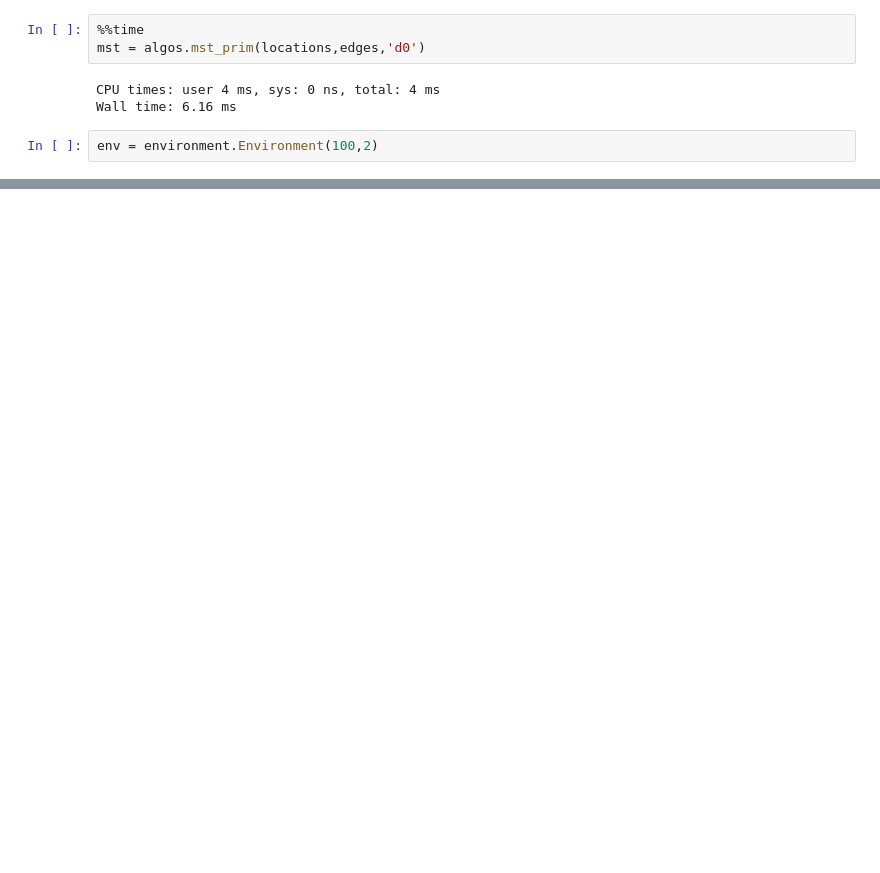
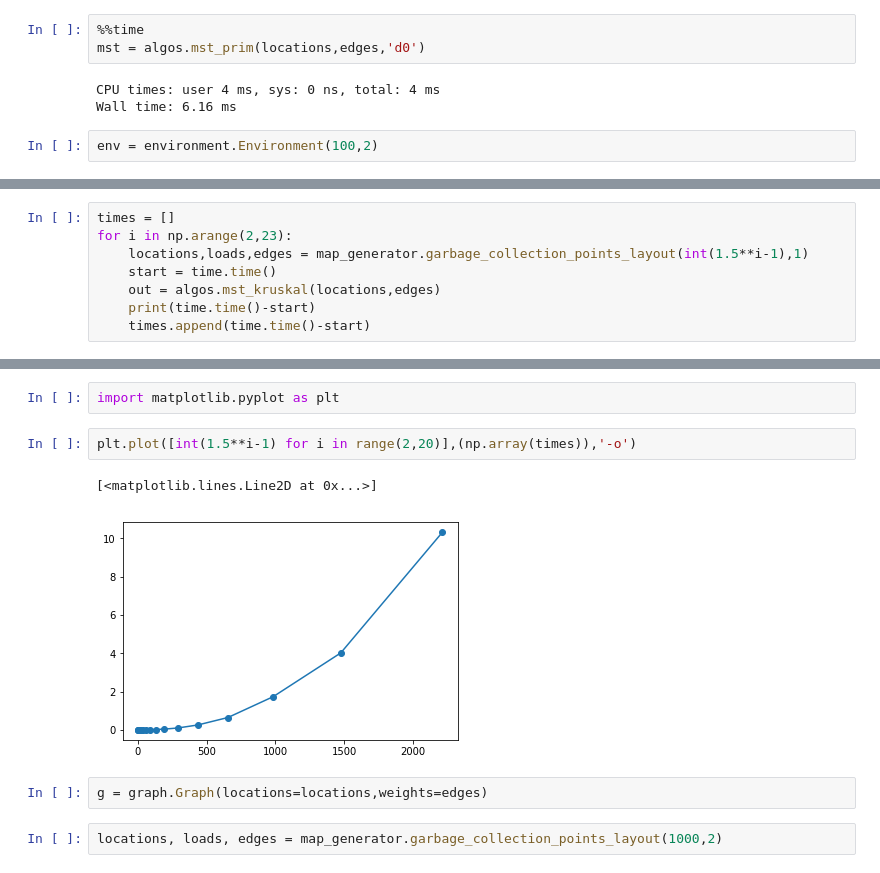
Before and after one commit to Ciro-Taranto/tsp_exercise, a Jupyter notebook: Untitled.ipynb, the cells around one changed output, grey strips where cells are left out. Saved outputs shown, nothing was run; the diff lists cells and outputs as text; blank space fills up the shorter version.

```diff
--- a/Untitled.ipynb
+++ b/Untitled.ipynb
@@ -72,0 +69,8 @@ out = env.render(mst_kruskal)
+# %%
+times = []
+for i in np.arange(2,23):
+    locations,loads,edges = map_generator.garbage_collection_points_layout(int(1.5**i-1),1)
+    start = time.time()
+    out = algos.mst_kruskal(locations,edges)
+    print(time.time()-start)
+    times.append(time.time()-start)
@@ -72,0 +98,11 @@ out = env.render(mst_kruskal)
+# %%
+import matplotlib.pyplot as plt
+# %%
+plt.plot([int(1.5**i-1) for i in range(2,20)],(np.array(times)),'-o')
+# %% [output]
+[<matplotlib.lines.Line2D at 0x...>]
+[figure, added]
+# %%
+g = graph.Graph(locations=locations,weights=edges)
+# %%
+locations, loads, edges = map_generator.garbage_collection_points_layout(1000,2)
```
Also changed, not shown: parts of 49 cells of this notebook, 5 other files.
